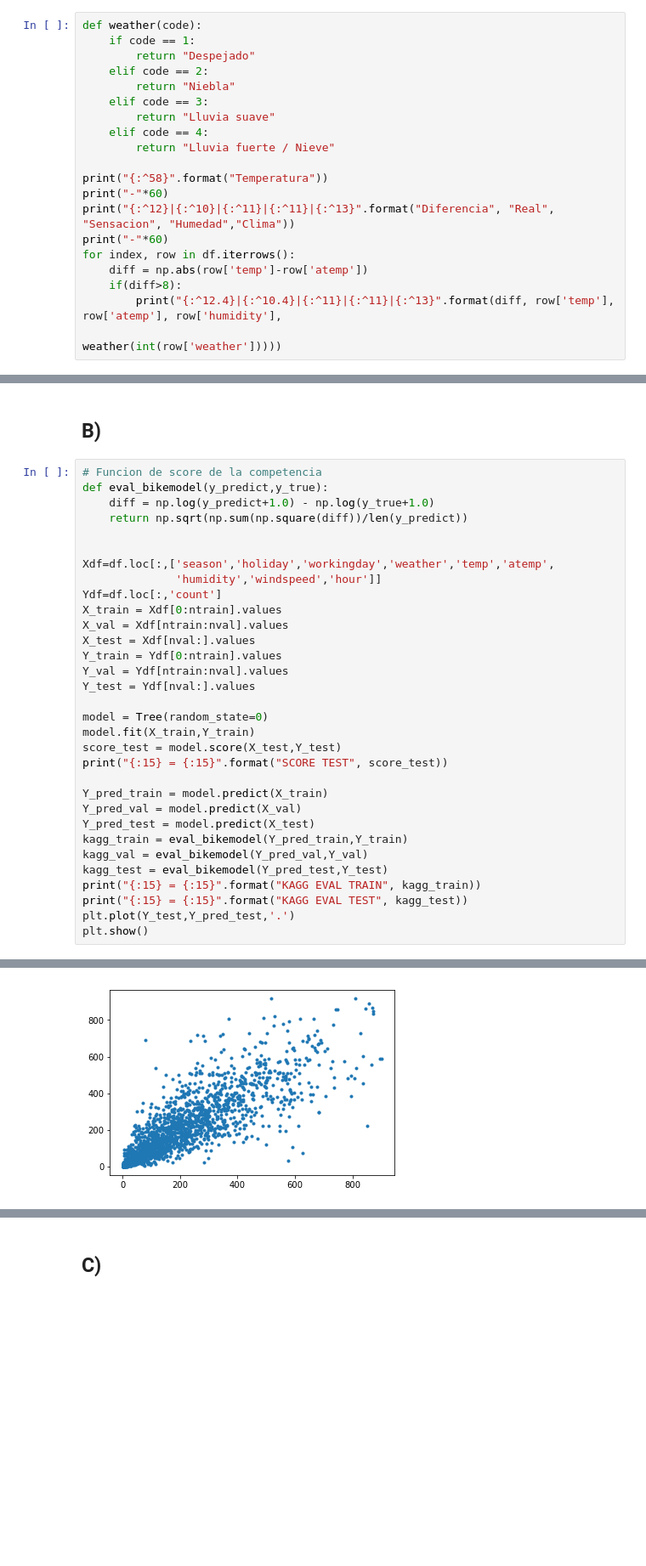
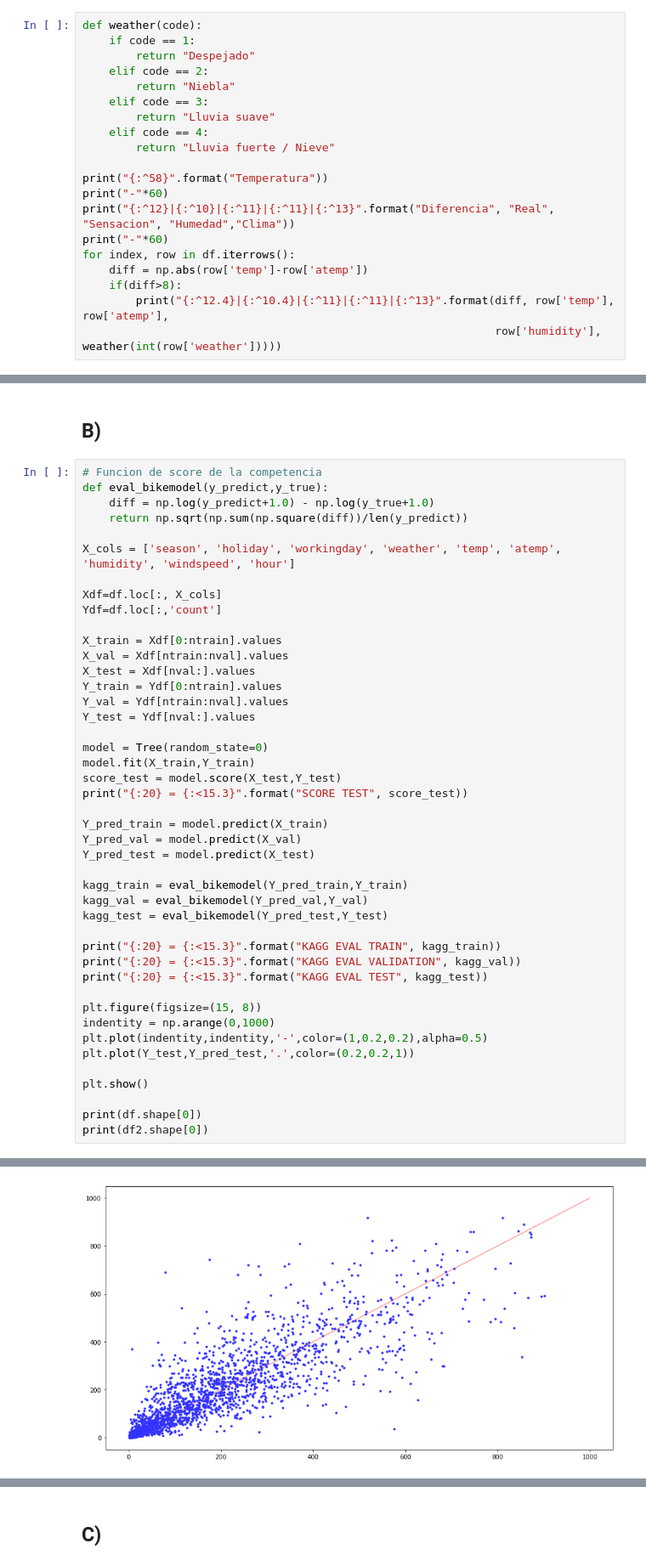
Before and after one commit to JavierL1/Tarea3-INF393, a Jupyter notebook: Untitled.ipynb, the cells around one changed output, grey strips where cells are left out. Shown: that part at 85% size. Drawn from its saved outputs; the diff is of its cells as text; blank space fills up the shorter version.

```diff
--- a/Untitled.ipynb
+++ b/Untitled.ipynb
@@ -240,8 +259,8 @@ print("-"*60)
 for index, row in df.iterrows():
     diff = np.abs(row['temp']-row['atemp'])
     if(diff>8):
-        print("{:^12.4}|{:^10.4}|{:^11}|{:^11}|{:^13}".format(diff, row['temp'], row['atemp'], row['humidity'],
-                                                              weather(int(row['weather']))))
+        print("{:^12.4}|{:^10.4}|{:^11}|{:^11}|{:^13}".format(diff, row['temp'], row['atemp'],
+                                                              row['humidity'], weather(int(row['weather']))))
 # %% [output]
                        Temperatura
 ------------------------------------------------------------
@@ -394,10 +426,11 @@ def eval_bikemodel(y_predict,y_true):
     diff = np.log(y_predict+1.0) - np.log(y_true+1.0)
     return np.sqrt(np.sum(np.square(diff))/len(y_predict))
 
+X_cols = ['season', 'holiday', 'workingday', 'weather', 'temp', 'atemp', 'humidity', 'windspeed', 'hour']
 
-Xdf=df.loc[:,['season','holiday','workingday','weather','temp','atemp',
-              'humidity','windspeed','hour']]
+Xdf=df.loc[:, X_cols]
 Ydf=df.loc[:,'count']
+
 X_train = Xdf[0:ntrain].values
 X_val = Xdf[ntrain:nval].values
 X_test = Xdf[nval:].values
@@ -408,16 +441,27 @@ Y_test = Ydf[nval:].values
 model = Tree(random_state=0)
 model.fit(X_train,Y_train)
 score_test = model.score(X_test,Y_test)
-print("{:15} = {:15}".format("SCORE TEST", score_test))
+print("{:20} = {:<15.3}".format("SCORE TEST", score_test))
 
 Y_pred_train = model.predict(X_train)
 Y_pred_val = model.predict(X_val)
 Y_pred_test = model.predict(X_test)
+
 kagg_train = eval_bikemodel(Y_pred_train,Y_train)
 kagg_val = eval_bikemodel(Y_pred_val,Y_val)
 kagg_test = eval_bikemodel(Y_pred_test,Y_test)
-print("{:15} = {:15}".format("KAGG EVAL TRAIN", kagg_train))
-print("{:15} = {:15}".format("KAGG EVAL TEST", kagg_test))
-plt.plot(Y_test,Y_pred_test,'.')
+
+print("{:20} = {:<15.3}".format("KAGG EVAL TRAIN", kagg_train))
+print("{:20} = {:<15.3}".format("KAGG EVAL VALIDATION", kagg_val))
+print("{:20} = {:<15.3}".format("KAGG EVAL TEST", kagg_test))
+
+plt.figure(figsize=(15, 8))
+indentity = np.arange(0,1000)
+plt.plot(indentity,indentity,'-',color=(1,0.2,0.2),alpha=0.5)
+plt.plot(Y_test,Y_pred_test,'.',color=(0.2,0.2,1))
+
 plt.show()
+
+print(df.shape[0])
+print(df2.shape[0])
 # %% [output]
@@ -427 +472 @@ KAGG EVAL TEST  = 0.5690286842816135
-[figure, old version]
+[figure, new version]
```
Also changed, not shown: parts of 15 cells of this notebook.
